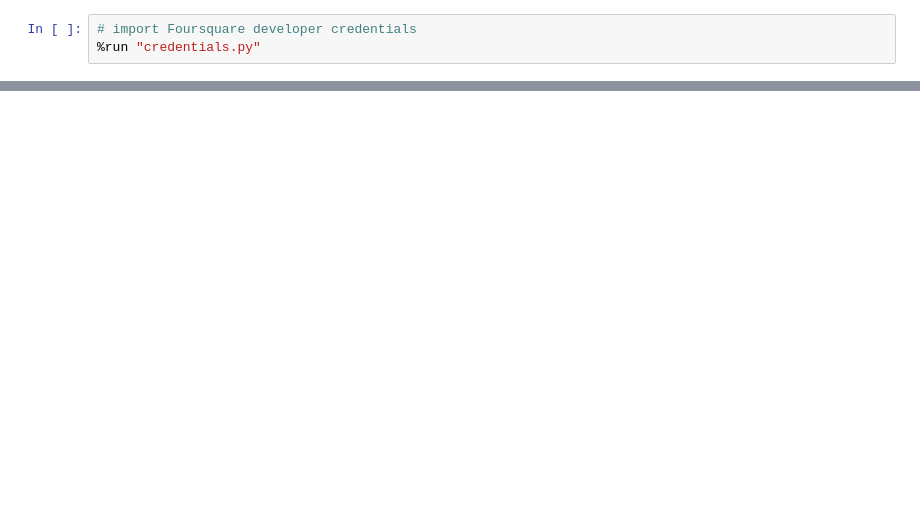
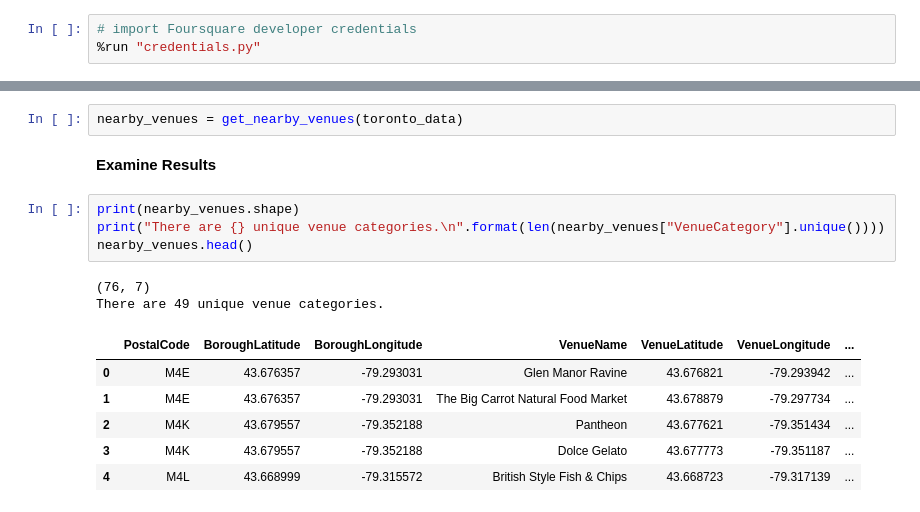
Before and after one commit to amypeniston/data-science-capstone-project, a Jupyter notebook: Scraping_and_Clustering.ipynb, the cells around one changed output, grey strips where cells are left out. Saved outputs shown, nothing was run; the diff lists cells and outputs as text; blank space fills up the shorter version.

```diff
--- a/Scraping_and_Clustering.ipynb
+++ b/Scraping_and_Clustering.ipynb
@@ -227,0 +257,17 @@ plot_locations(latitude, longitude, segment)
+# %%
+nearby_venues = get_nearby_venues(toronto_data)
+# %% [markdown]
+**Examine Results**
+# %%
+print(nearby_venues.shape)
+print("There are {} unique venue categories.\n".format(len(nearby_venues["VenueCategory"].unique())))
+nearby_venues.head()
+# %% [output]
+(76, 7)
+There are 49 unique venue categories.
+|  | PostalCode | BoroughLatitude | BoroughLongitude | VenueName | VenueLatitude | VenueLongitude | ... |
+| 0 | M4E | 43.676357 | -79.293031 | Glen Manor Ravine | 43.676821 | -79.293942 | ... |
+| 1 | M4E | 43.676357 | -79.293031 | The Big Carrot Natural Food Market | 43.678879 | -79.297734 | ... |
+| 2 | M4K | 43.679557 | -79.352188 | Pantheon | 43.677621 | -79.351434 | ... |
+| 3 | M4K | 43.679557 | -79.352188 | Dolce Gelato | 43.677773 | -79.351187 | ... |
+| 4 | M4L | 43.668999 | -79.315572 | British Style Fish & Chips | 43.668723 | -79.317139 | ... |
```
Also changed, not shown: parts of 20 cells of this notebook.
